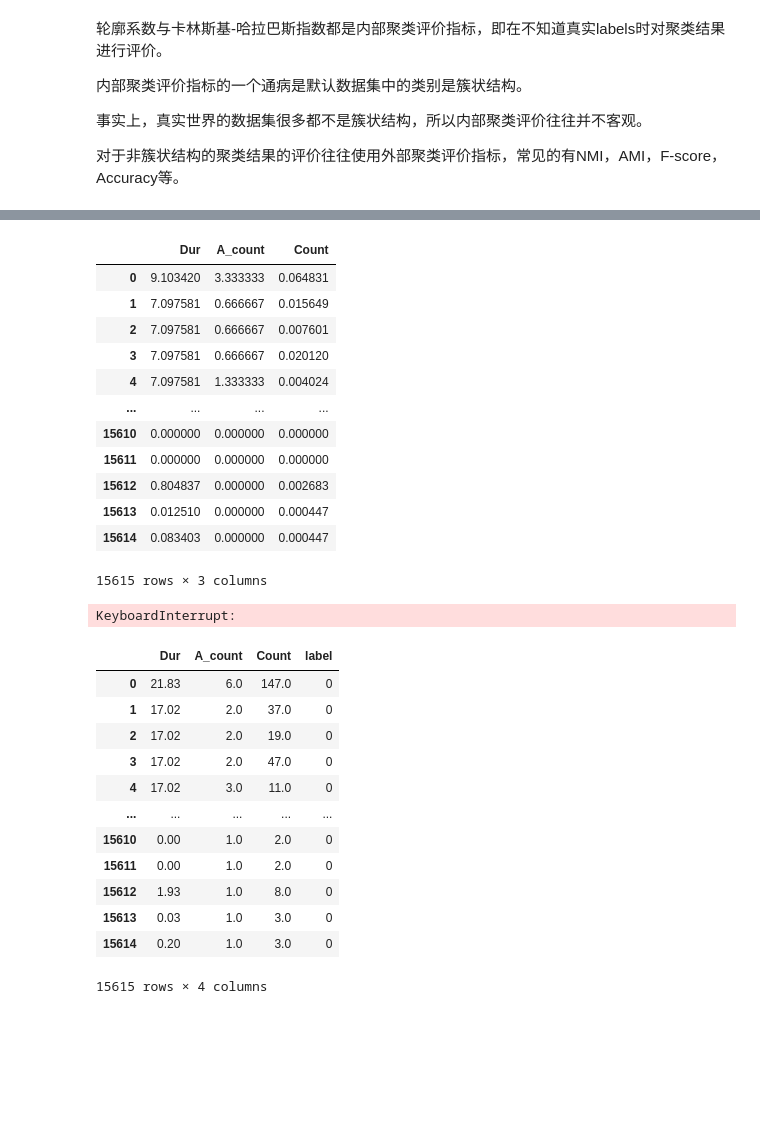
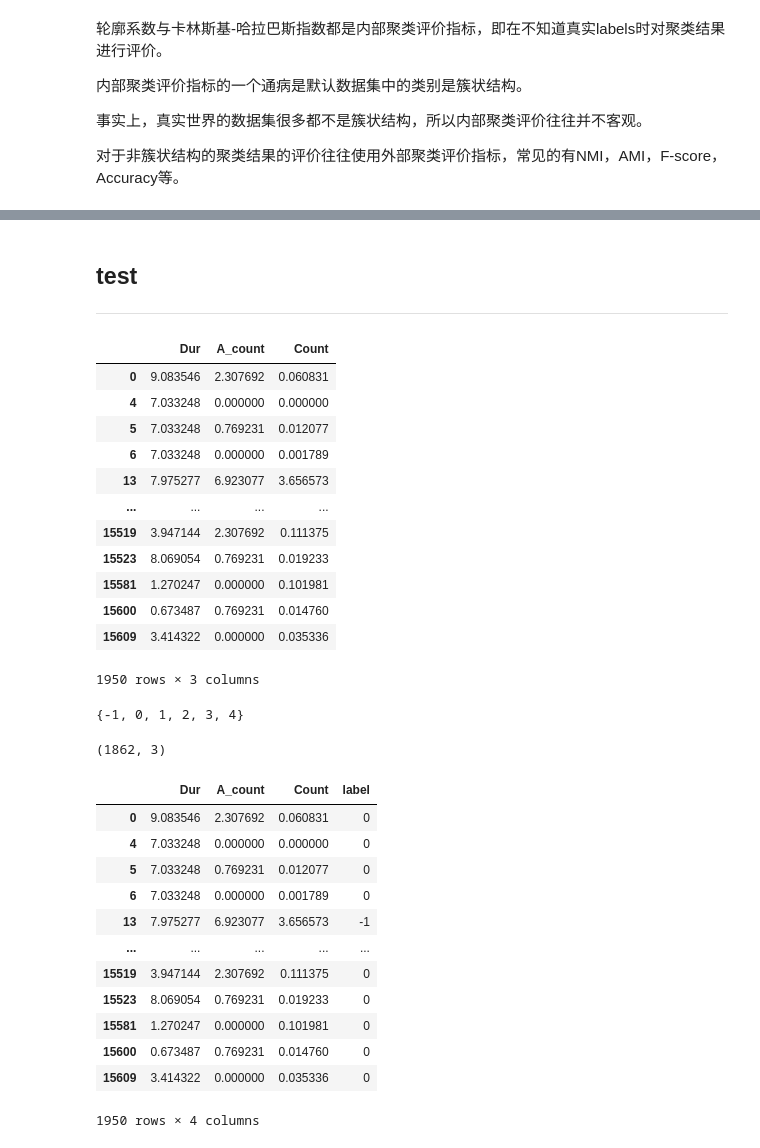
Before and after one commit to RickH-Arch/MEIRL-GAIL-Behavior-Cloning, a Jupyter notebook: wifi_track_data/wifi_track_data_clean_advanced.ipynb, the cells around one changed output, grey strips where cells are left out. Saved outputs shown, nothing was run; the diff lists cells and outputs as text; code cells hidden in the pictures; blank space fills up the shorter version.

```diff
--- a/wifi_track_data/wifi_track_data_clean_advanced.ipynb
+++ b/wifi_track_data/wifi_track_data_clean_advanced.ipynb
@@ -209,3 +187,12 @@ df_sta
 | 15613 | 8.7-244,76,112,14,81,63 | 0.03 | 1.0 | 3.0 | 244,76,112,14,81,63 | 8.7 |
 | 15614 | 8.7-44,204,230,183,227,126 | 0.20 | 1.0 | 3.0 | 44,204,230,183,227,126 | 8.7 |
 15615 rows × 6 columns
+# %%
+#--初步清理--#
+#剔除一天中数据量小于10的mac
+df_sta = df_sta[df_sta.Count>10]
+#剔除一天中持续时间小于半小时的mac
+df_sta = df_sta[df_sta.Dur>0.5]
+#剔除一天中接受探针数小于3的mac
+df_sta = df_sta[df_sta.A_count>2]
+df_sta
@@ -500,16 +382,19 @@ numpy.ndarray
+# %% [markdown]
+## test
+-----
 # %%
 df_cluster
 # %% [output]
 |  | Dur | A_count | Count |
-| 0 | 9.103420 | 3.333333 | 0.064831 |
-| 1 | 7.097581 | 0.666667 | 0.015649 |
-| 2 | 7.097581 | 0.666667 | 0.007601 |
-| 3 | 7.097581 | 0.666667 | 0.020120 |
-| 4 | 7.097581 | 1.333333 | 0.004024 |
+| 0 | 9.083546 | 2.307692 | 0.060831 |
+| 4 | 7.033248 | 0.000000 | 0.000000 |
+| 5 | 7.033248 | 0.769231 | 0.012077 |
+| 6 | 7.033248 | 0.000000 | 0.001789 |
+| 13 | 7.975277 | 6.923077 | 3.656573 |
 | ... | ... | ... | ... |
-| 15610 | 0.000000 | 0.000000 | 0.000000 |
-| 15611 | 0.000000 | 0.000000 | 0.000000 |
-| 15612 | 0.804837 | 0.000000 | 0.002683 |
-| 15613 | 0.012510 | 0.000000 | 0.000447 |
-| 15614 | 0.083403 | 0.000000 | 0.000447 |
+| 15519 | 3.947144 | 2.307692 | 0.111375 |
+| 15523 | 8.069054 | 0.769231 | 0.019233 |
+| 15581 | 1.270247 | 0.000000 | 0.101981 |
+| 15600 | 0.673487 | 0.769231 | 0.014760 |
+| 15609 | 3.414322 | 0.000000 | 0.035336 |
-15615 rows × 3 columns
+1950 rows × 3 columns
@@ -518,4 +401,13 @@ arr_cluster = np.array(arr_cluster)
-# %%
-DBCV(arr_cluster,labels)
-# %% [output]
-KeyboardInterrupt:
+# %%
+dbscan = DBSCAN(eps=0.77, min_samples=6)
+cluster = dbscan.fit(df_cluster)
+set(cluster.labels_)
+# %% [output]
+{-1, 0, 1, 2, 3, 4}
+# %%
+df_result = EliminateNoise(df_cluster,cluster.labels_)
+labels = np.array(df_result.label)
+arr_cluster_now = arr_cluster[np.where(cluster.labels_ != -1)]
+np.shape(arr_cluster_now)
+# %% [output]
+(1862, 3)
@@ -522,17 +416,18 @@ KeyboardInterrupt:
 # %%
-df_cluster['label'] = cluster.labels_
-df_cluster
+df_cluster_now = df_cluster.copy()
+df_cluster_now['label'] = cluster.labels_
+df_cluster_now
 # %% [output]
 |  | Dur | A_count | Count | label |
-| 0 | 21.83 | 6.0 | 147.0 | 0 |
-| 1 | 17.02 | 2.0 | 37.0 | 0 |
-| 2 | 17.02 | 2.0 | 19.0 | 0 |
-| 3 | 17.02 | 2.0 | 47.0 | 0 |
-| 4 | 17.02 | 3.0 | 11.0 | 0 |
+| 0 | 9.083546 | 2.307692 | 0.060831 | 0 |
+| 4 | 7.033248 | 0.000000 | 0.000000 | 0 |
+| 5 | 7.033248 | 0.769231 | 0.012077 | 0 |
+| 6 | 7.033248 | 0.000000 | 0.001789 | 0 |
+| 13 | 7.975277 | 6.923077 | 3.656573 | -1 |
 | ... | ... | ... | ... | ... |
-| 15610 | 0.00 | 1.0 | 2.0 | 0 |
-| 15611 | 0.00 | 1.0 | 2.0 | 0 |
-| 15612 | 1.93 | 1.0 | 8.0 | 0 |
-| 15613 | 0.03 | 1.0 | 3.0 | 0 |
-| 15614 | 0.20 | 1.0 | 3.0 | 0 |
+| 15519 | 3.947144 | 2.307692 | 0.111375 | 0 |
+| 15523 | 8.069054 | 0.769231 | 0.019233 | 0 |
+| 15581 | 1.270247 | 0.000000 | 0.101981 | 0 |
+| 15600 | 0.673487 | 0.769231 | 0.014760 | 0 |
+| 15609 | 3.414322 | 0.000000 | 0.035336 | 0 |
-15615 rows × 4 columns
+1950 rows × 4 columns
```
Also changed, not shown: parts of 40 cells of this notebook, 1 other file.
